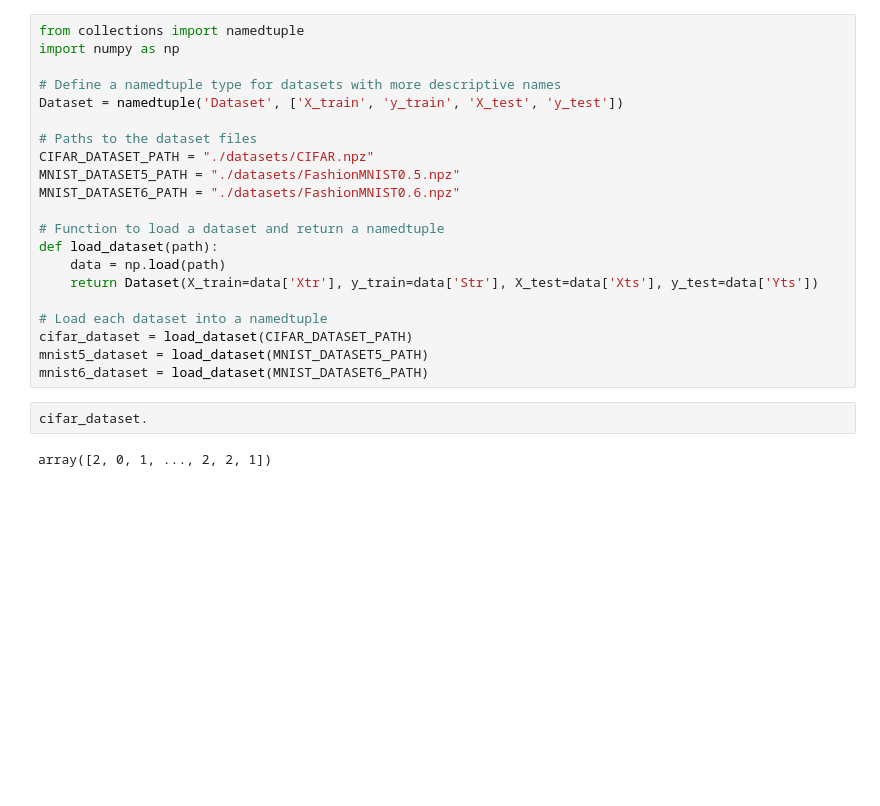
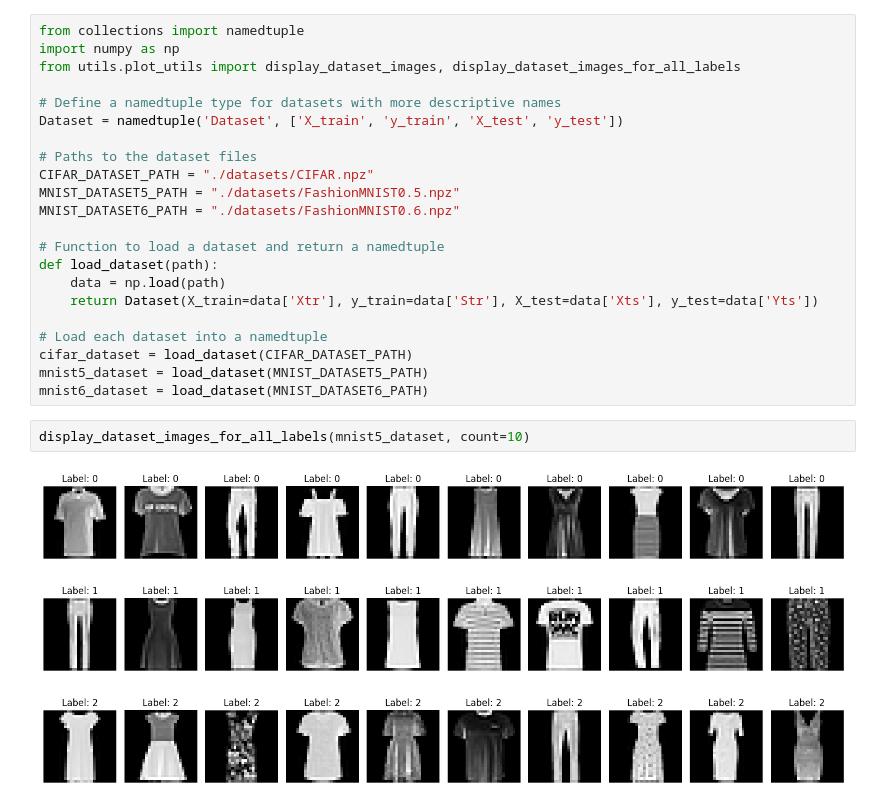
Before and after one commit to easonyu0203/advance-machine-learning-assignment-2, a Jupyter notebook: main.ipynb, the cells around one changed output. Saved outputs shown, nothing was run; the diff lists cells and outputs as text; blank space fills up the shorter version.

```diff
--- a/main.ipynb
+++ b/main.ipynb
@@ -1,6 +1,7 @@
 # %%
 from collections import namedtuple
 import numpy as np
+from utils.plot_utils import display_dataset_images, display_dataset_images_for_all_labels
 
 # Define a namedtuple type for datasets with more descriptive names
 Dataset = namedtuple('Dataset', ['X_train', 'y_train', 'X_test', 'y_test'])
@@ -19,10 +20,12 @@ def load_dataset(path):
 cifar_dataset = load_dataset(CIFAR_DATASET_PATH)
 mnist5_dataset = load_dataset(MNIST_DATASET5_PATH)
 mnist6_dataset = load_dataset(MNIST_DATASET6_PATH)
-# %%
-cifar_dataset.
-# %% [output]
-array([2, 0, 1, ..., 2, 2, 1])
+# %%
+display_dataset_images_for_all_labels(mnist5_dataset, count=10)
+# %% [output]
+[figure, added]
+[figure, added]
+[figure, added]
 # %%
 data.keys()
 # %% [output]
```
Also changed, not shown: parts of 1 cell of this notebook, 3 other files.
